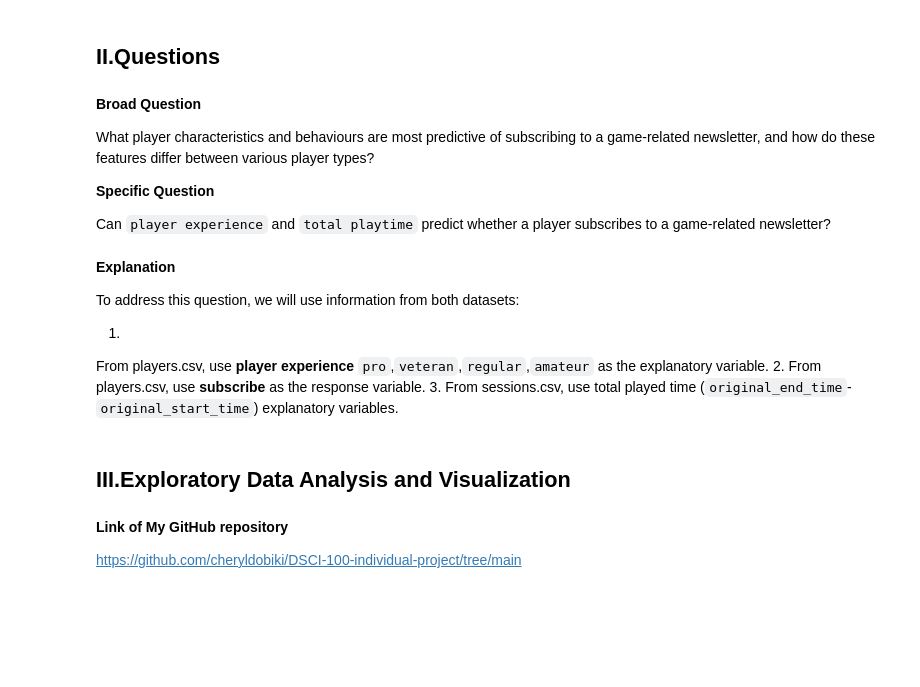
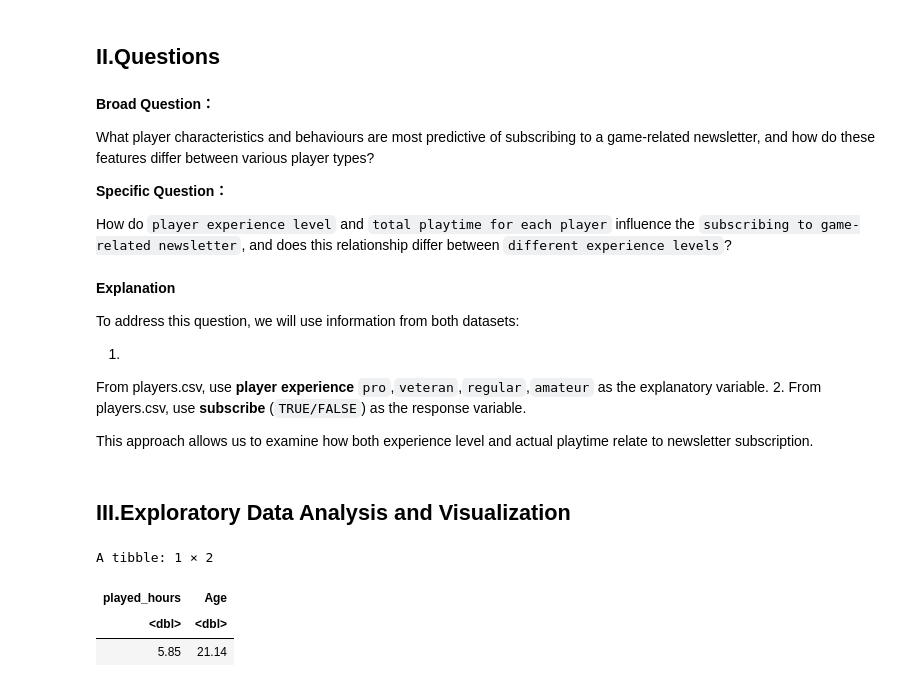
Before and after one commit to cheryldobiki/DSCI-100-individual-project, a Jupyter notebook: ds_individualwork.ipynb, the cells around one changed output. Saved outputs shown, nothing was run; the diff lists cells and outputs as text; code cells hidden in the pictures; blank space fills up the shorter version.

```diff
--- a/ds_individualwork.ipynb
+++ b/ds_individualwork.ipynb
@@ -91,14 +102,14 @@ The dataset was collected from a UBC Minecraft research server that records play
 # %% [markdown]
 ## II.Questions
 # %% [markdown]
-**Broad Question**
+**Broad Question：**
 
 What player characteristics and behaviours are most predictive of subscribing to a game-related newsletter, and how do these features differ between various player types?
 
 
-**Specific Question**
+**Specific Question：**
 
-Can `player experience` and `total playtime` predict whether a player subscribes to a game-related newsletter?
+How do `player experience level` and `total playtime for each player` influence the `subscribing to game-related newsletter`, and does this relationship differ between `different experience levels`?
 # %% [markdown]
 **Explanation**
 
@@ -106,12 +117,20 @@ To address this question, we will use information from both datasets:
 
 1.
 From players.csv, use **player experience** `pro`,`veteran`,`regular`,`amateur` as the explanatory variable.
-2. From players.csv, use **subscribe** as the response variable.
-3.
-From sessions.csv, use total played time (`original_end_time`-`original_start_time`) explanatory variables.
+2.
+From players.csv, use **subscribe** (`TRUE/FALSE`) as the response variable.
+
+This approach allows us to examine how both experience level and actual playtime relate to newsletter subscription.
 # %% [markdown]
 ## III.Exploratory Data Analysis and Visualization
-# %% [markdown]
-**Link of My GitHub repository**
-
-https://github.com/cheryldobiki/DSCI-100-individual-project/tree/main
+# %%
+players_mean <- players |>
+  select(where(is.numeric)) |>
+  summarise(across(everything(), ~ round(mean(.x, na.rm = TRUE), 2)))
+
+players_mean
+# %% [output]
+A tibble: 1 × 2
+| played_hours | Age |
+| <dbl> | <dbl> |
+| 5.85 | 21.14 |
```
Also changed, not shown: parts of 4 cells of this notebook.
